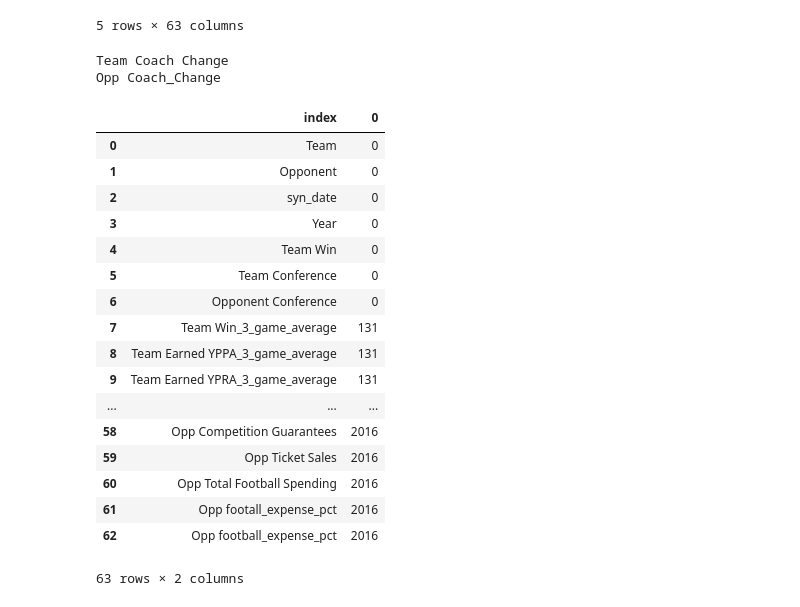
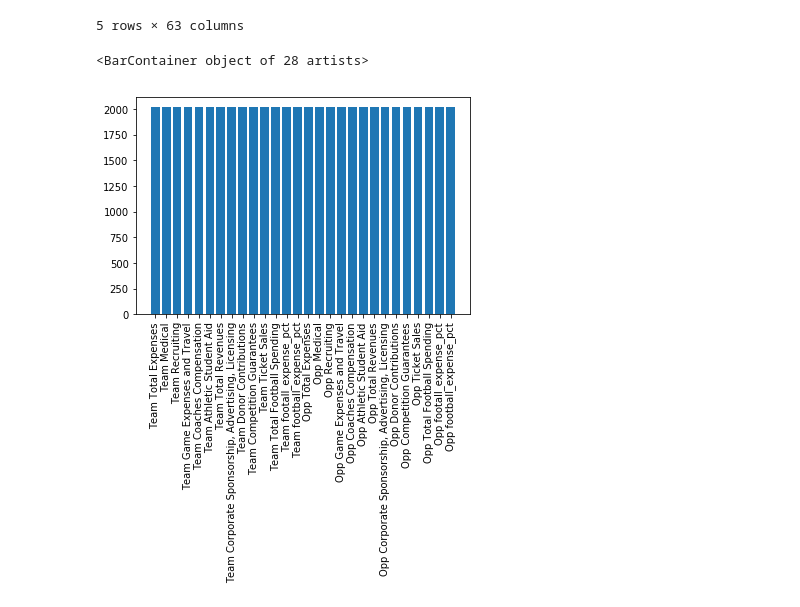
Before and after one commit to Ben-Roth-MS-DS/College-Football-Project, a Jupyter notebook: Scripts/EDA/Graphical Conference Stats EDA.ipynb, the cells around one changed output. Cells and saved outputs as stored; diff of their text form; code cells hidden in the pictures.

```diff
--- a/Scripts/EDA/Graphical Conference Stats EDA.ipynb
+++ b/Scripts/EDA/Graphical Conference Stats EDA.ipynb
@@ -21,33 +21,22 @@ df.head(5)
 | 3 | Army | Northern Illinois | 2011-09-01 | 2011 | 0 | Ind. | MAC | ... |
 | 4 | Auburn | Utah State | 2011-09-01 | 2011 | 1 | SEC | WAC | ... |
 5 rows × 63 columns
-# %%
-for i in range(len(df.isna().sum().values)):
-    if df.isna().sum().values[i] == 11776:
-        print(df.isna().sum().reset_index()['index'][i])
-    else:
-        continue
-# %% [output]
-Team Coach Change
-Opp Coach_Change
-# %%
-df.isna().sum().reset_index()
-# %% [output]
-|  | index | 0 |
-| 0 | Team | 0 |
-| 1 | Opponent | 0 |
-| 2 | syn_date | 0 |
-| 3 | Year | 0 |
-| 4 | Team Win | 0 |
-| 5 | Team Conference | 0 |
-| 6 | Opponent Conference | 0 |
-| 7 | Team Win_3_game_average | 131 |
-| 8 | Team Earned YPPA_3_game_average | 131 |
-| 9 | Team Earned YPRA_3_game_average | 131 |
-| ... | ... | ... |
-| 58 | Opp Competition Guarantees | 2016 |
-| 59 | Opp Ticket Sales | 2016 |
-| 60 | Opp Total Football Spending | 2016 |
-| 61 | Opp footall_expense_pct | 2016 |
-| 62 | Opp football_expense_pct | 2016 |
-63 rows × 2 columns
+# %%
+#visualize nulls for columns with more than 10% null values
+pct = len(df) *0.1
+
+nullVals = []
+cols = []
+
+for column in df.columns:
+    val = df[column].isna().sum()
+    if val >= pct:
+        nullVals.append(val)
+        cols.append(column)
+    else:continue
+
+plt.xticks(rotation=90)
+plt.bar(cols, nullVals)
+# %% [output]
+<BarContainer object of 28 artists>
+[figure, added]
```
Also changed, not shown: parts of 7 cells of this notebook, 1 other file.
